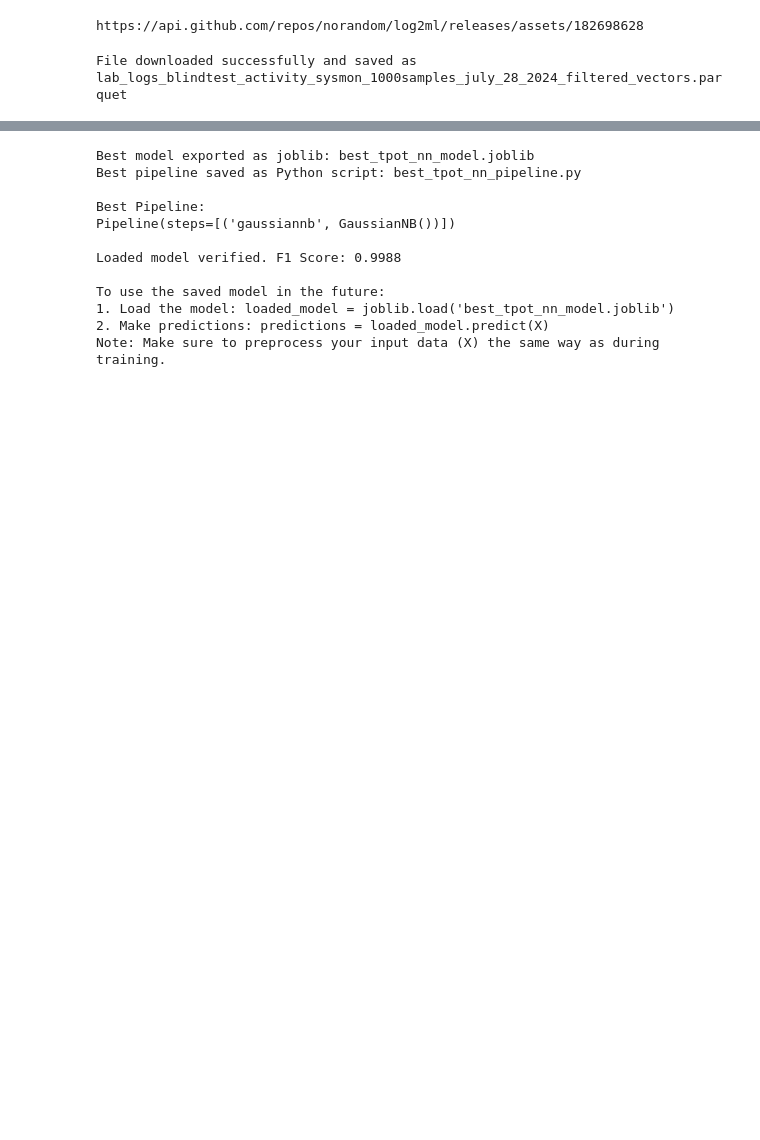
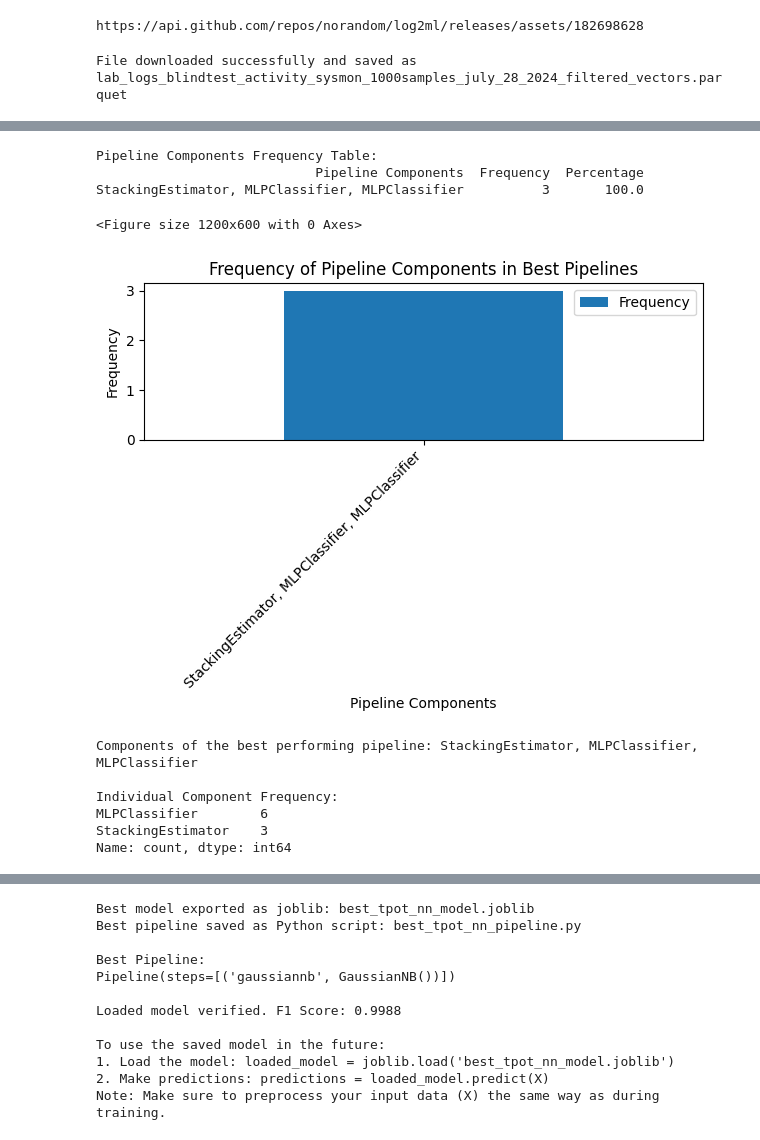
Before and after one commit to norandom/log2ml, a Jupyter notebook: LinFormer_AutoML_on_AE_sysmon_dataset_(Excel_implant_C2).ipynb, the cells around one changed output, grey strips where cells are left out. Drawn from its saved outputs; the diff is of its cells as text; code cells hidden in the pictures; blank space fills up the shorter version.

```diff
--- a/LinFormer_AutoML_on_AE_sysmon_dataset_(Excel_implant_C2).ipynb
+++ b/LinFormer_AutoML_on_AE_sysmon_dataset_(Excel_implant_C2).ipynb
@@ -2338,0 +2579,80 @@ Results saved to 'tpot_nn_results.csv'
+# %%
+import pandas as pd
+import numpy as np
+import matplotlib.pyplot as plt
+import re
+
+# Assuming results_df is already loaded from 'tpot_nn_recall_results.csv'
+# If not, uncomment the following line:
+# results_df = pd.read_csv('tpot_nn_recall_results.csv')
+
+def extract_pipeline_components(pipeline_str):
+    # Extract all components from the pipeline string, excluding 'Pipeline'
+    components = re.findall(r'(\w+)\(', pipeline_str)
+    return ', '.join([comp for comp in components if comp != 'Pipeline'])
+
+# Extract pipeline components
+results_df['pipeline_components'] = results_df['best_pipeline'].apply(extract_pipeline_components)
+
+# Create a table of pipeline components and their frequencies
+component_counts = results_df['pipeline_components'].value_counts().reset_index()
+component_counts.columns = ['Pipeline Components', 'Frequency']
+component_counts['Percentage'] = component_counts['Frequency'] / len(results_df) * 100
+
+print("Pipeline Components Frequency Table:")
+print(component_counts.to_string(index=False))
+
+# Visualize pipeline components frequency
+plt.figure(figsize=(12, 6))
+component_counts.plot(kind='bar', x='Pipeline Components', y='Frequency')
+plt.title('Frequency of Pipeline Components in Best Pipelines')
+plt.xlabel('Pipeline Components')
+plt.ylabel('Frequency')
+plt.xticks(rotation=45, ha='right')
+plt.tight_layout()
+plt.show()
+
+# Find the best performing pipeline components
+best_components = results_df.loc[results_df['recall_score'].idxmax(), 'pipeline_components']
+print(f"\nComponents of the best performing pipeline: {best_components}")
+
+# Analyze individual components
+all_components = [comp.strip() for comps in results_df['pipeline_components'].str.split(',') for comp in comps]
+component_freq = pd.Series(all_components).value_counts()
+
+print("\nIndividual Component Frequency:")
+print(component_freq)
+
+# Visualize individual component frequency
+plt.figure(figsize=(10, 6))
+component_freq.plot(kind='bar')
+plt.title('Frequency of Individual Components in Best Pipelines')
+plt.xlabel('Component')
+plt.ylabel('Frequency')
+plt.xticks(rotation=45, ha='right')
+plt.tight_layout()
+plt.show()
+
+# Additional analysis: Component combination performance
+results_df['mean_recall'] = results_df.groupby('pipeline_components')['recall_score'].transform('mean')
+best_combo = results_df.loc[results_df['mean_recall'].idxmax(), 'pipeline_components']
+best_combo_recall = results_df.loc[results_df['mean_recall'].idxmax(), 'mean_recall']
+
+print(f"\nBest performing component combination: {best_combo}")
+print(f"Mean recall score: {best_combo_recall:.4f}")
+
+# [Rest of the previous analysis code remains the same]
+
+# ... [Keep all the previous analysis code] ...
+# %% [output]
+Pipeline Components Frequency Table:
+                            Pipeline Components  Frequency  Percentage
+StackingEstimator, MLPClassifier, MLPClassifier          3       100.0
+<Figure size 1200x600 with 0 Axes>
+[figure, added]
+Components of the best performing pipeline: StackingEstimator, MLPClassifier, MLPClassifier
+
+Individual Component Frequency:
+MLPClassifier        6
+StackingEstimator    3
+Name: count, dtype: int64
```
Also changed, not shown: parts of 50 cells of this notebook.
